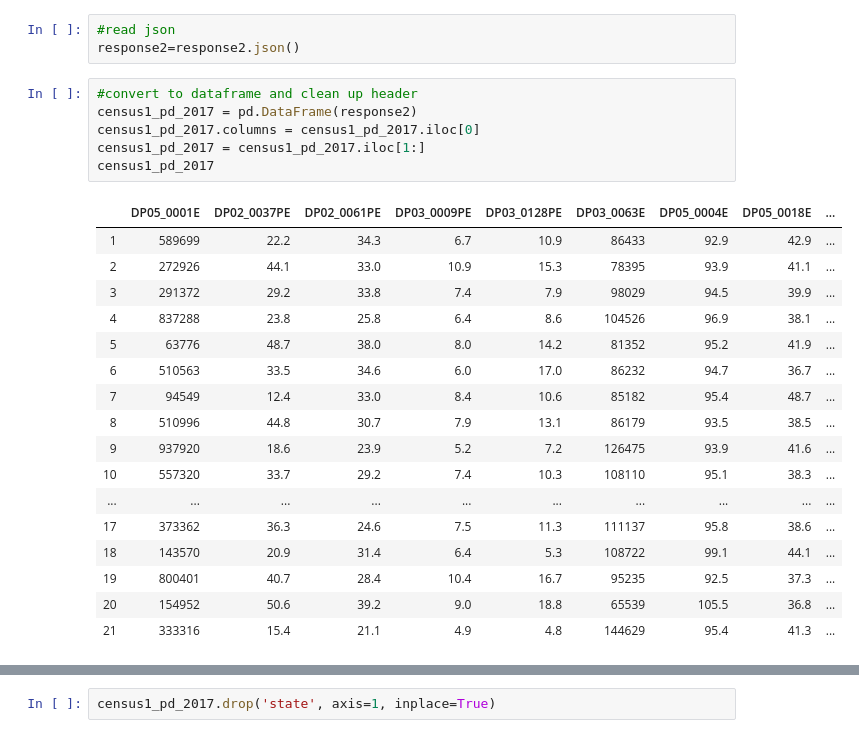
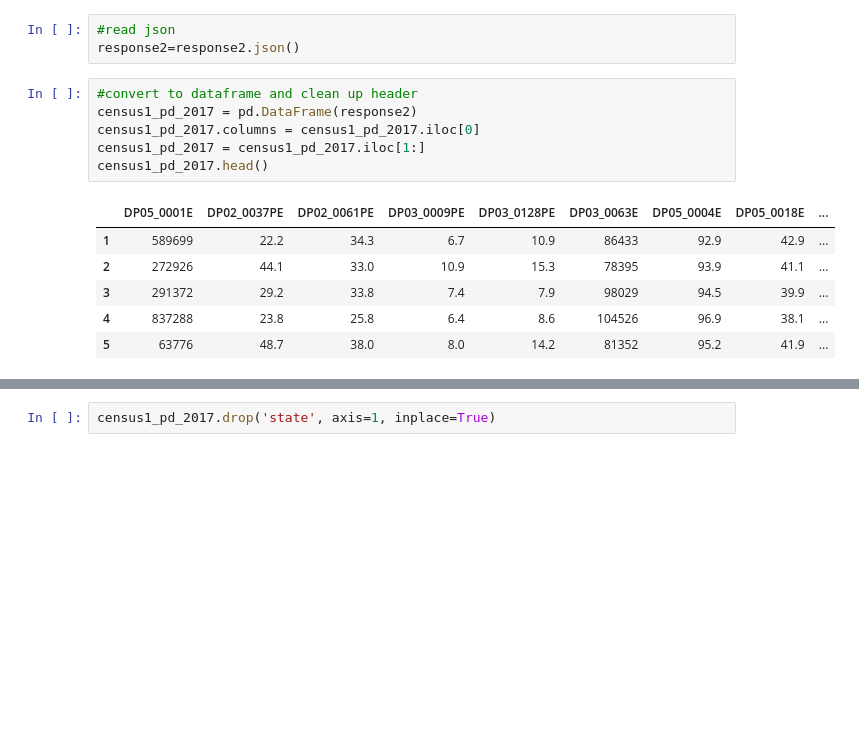
Before and after one commit to Harmeet2504/ETL-Project, a Jupyter notebook: codes/County.ipynb, the cells around one changed output, grey strips where cells are left out. Cells and saved outputs as stored; diff of their text form; blank space fills up the shorter version.

```diff
--- a/codes/County.ipynb
+++ b/codes/County.ipynb
@@ -20,26 +20,15 @@ response2=response2.json()
 # %%
 #convert to dataframe and clean up header
 census1_pd_2017 = pd.DataFrame(response2)
 census1_pd_2017.columns = census1_pd_2017.iloc[0]
 census1_pd_2017 = census1_pd_2017.iloc[1:]
-census1_pd_2017
+census1_pd_2017.head()
 # %% [output]
 |  | DP05_0001E | DP02_0037PE | DP02_0061PE | DP03_0009PE | DP03_0128PE | DP03_0063E | DP05_0004E | DP05_0018E | ... |
 | 1 | 589699 | 22.2 | 34.3 | 6.7 | 10.9 | 86433 | 92.9 | 42.9 | ... |
 | 2 | 272926 | 44.1 | 33.0 | 10.9 | 15.3 | 78395 | 93.9 | 41.1 | ... |
 | 3 | 291372 | 29.2 | 33.8 | 7.4 | 7.9 | 98029 | 94.5 | 39.9 | ... |
 | 4 | 837288 | 23.8 | 25.8 | 6.4 | 8.6 | 104526 | 96.9 | 38.1 | ... |
 | 5 | 63776 | 48.7 | 38.0 | 8.0 | 14.2 | 81352 | 95.2 | 41.9 | ... |
-| 6 | 510563 | 33.5 | 34.6 | 6.0 | 17.0 | 86232 | 94.7 | 36.7 | ... |
-| 7 | 94549 | 12.4 | 33.0 | 8.4 | 10.6 | 85182 | 95.4 | 48.7 | ... |
-| 8 | 510996 | 44.8 | 30.7 | 7.9 | 13.1 | 86179 | 93.5 | 38.5 | ... |
-| 9 | 937920 | 18.6 | 23.9 | 5.2 | 7.2 | 126475 | 93.9 | 41.6 | ... |
-| 10 | 557320 | 33.7 | 29.2 | 7.4 | 10.3 | 108110 | 95.1 | 38.3 | ... |
-| ... | ... | ... | ... | ... | ... | ... | ... | ... | ... |
-| 17 | 373362 | 36.3 | 24.6 | 7.5 | 11.3 | 111137 | 95.8 | 38.6 | ... |
-| 18 | 143570 | 20.9 | 31.4 | 6.4 | 5.3 | 108722 | 99.1 | 44.1 | ... |
-| 19 | 800401 | 40.7 | 28.4 | 10.4 | 16.7 | 95235 | 92.5 | 37.3 | ... |
-| 20 | 154952 | 50.6 | 39.2 | 9.0 | 18.8 | 65539 | 105.5 | 36.8 | ... |
-| 21 | 333316 | 15.4 | 21.1 | 4.9 | 4.8 | 144629 | 95.4 | 41.3 | ... |
 # %%
 #rename columns
```
Also changed, not shown: parts of 10 cells of this notebook, 18 other files.
